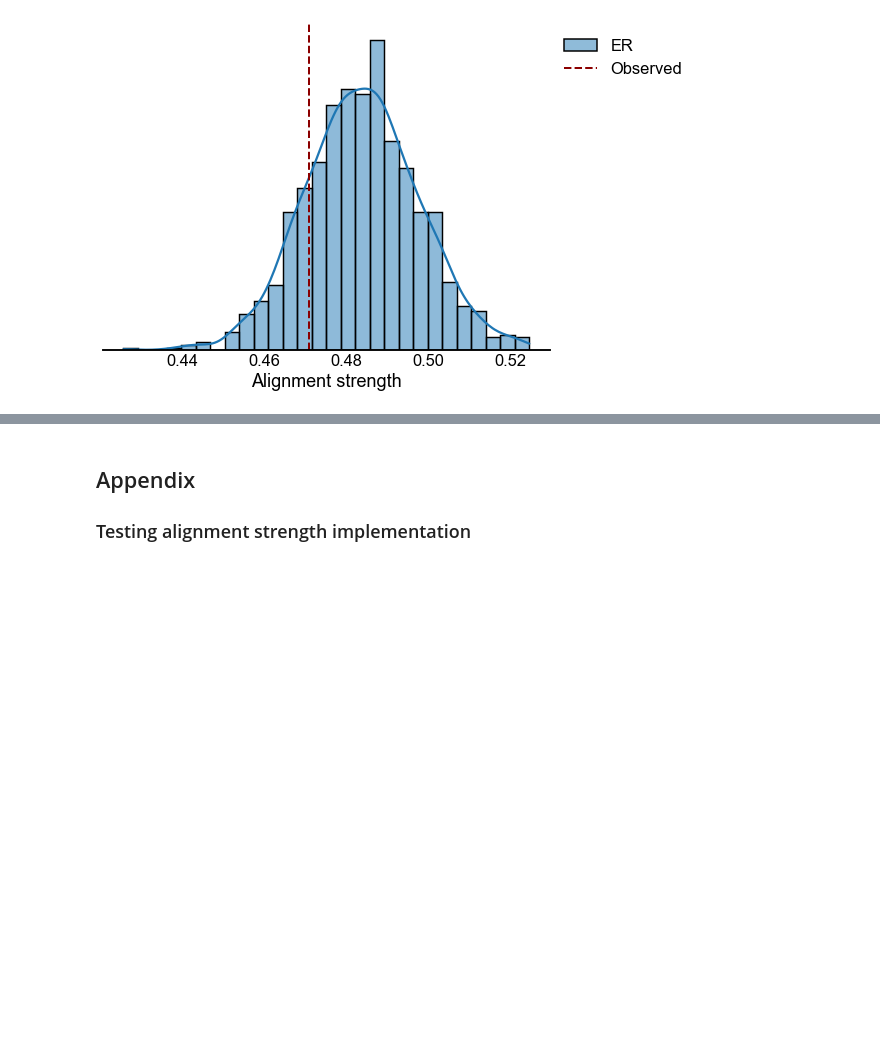
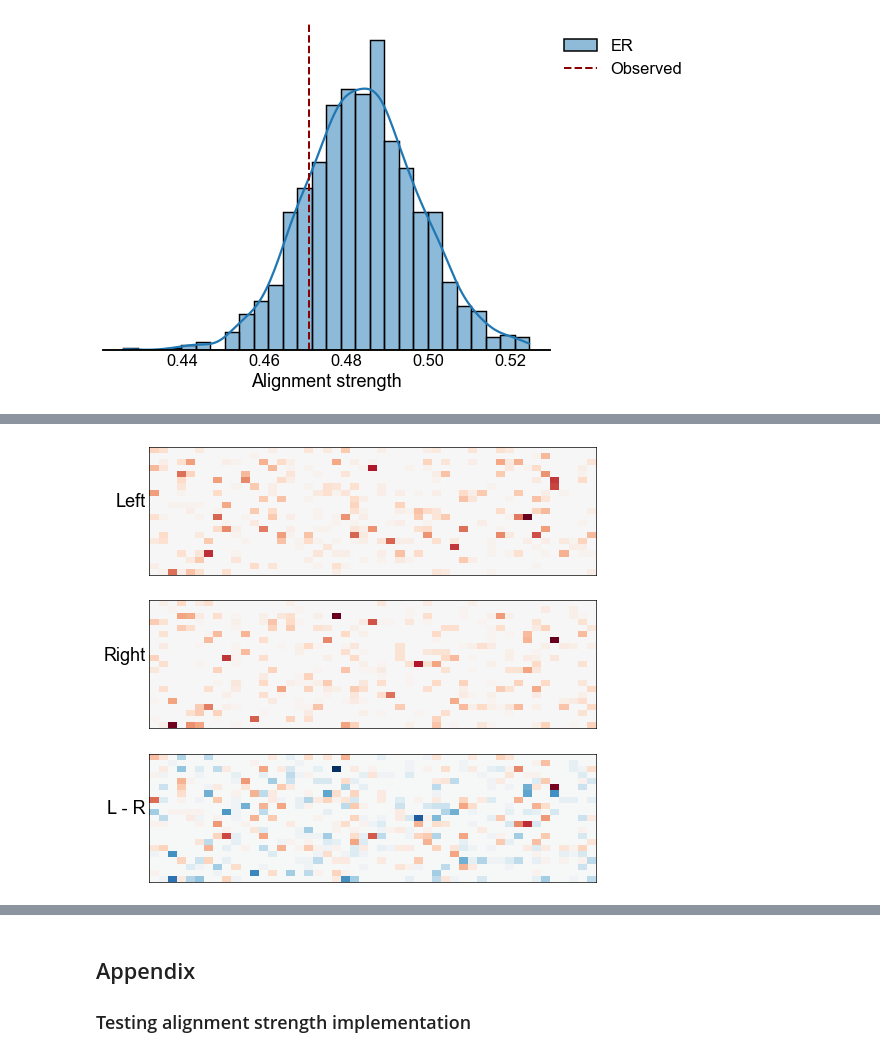
Before and after one commit to neurodata/matching, a Jupyter notebook: docs/kc_stereotypy.ipynb, the cells around one changed output, grey strips where cells are left out. Saved outputs shown, nothing was run; the diff lists cells and outputs as text; code cells hidden in the pictures; blank space fills up the shorter version.

```diff
--- a/docs/kc_stereotypy.ipynb
+++ b/docs/kc_stereotypy.ipynb
@@ -356,0 +430,29 @@ There are a couple of weirdnesses:
+# %%
+perm, B_sub_perm = match_seeded_subgraphs(A_sub, B_sub)
+# B_sub_perm = B_sub[:, :A_sub.shape[1]]
+ord = 2
+stat_observed = np.linalg.norm(A_sub - B_sub_perm, ord=ord)
+# %%
+
+
+def plot_alignment(left, right, figsize=(8, 8)):
+    diff = left - right
+    fig, axs = plt.subplots(3, 1, figsize=figsize)
+
+    matrixplot(left, cbar=False, ax=axs[0])
+    matrixplot(right, cbar=False, ax=axs[1])
+    matrixplot(diff, cbar=False, ax=axs[2])
+
+    axs[0].set_ylabel("Left", rotation=0, ha="right")
+    axs[1].set_ylabel("Right", rotation=0, ha="right")
+    axs[2].set_ylabel("L - R", rotation=0, ha="right")
+
+    fig.set_facecolor("w")
+
+    return fig, axs
+
+
+plot_alignment(A_sub, B_sub_perm)
+
+gluefig("matched_subgraphs_weighted", fig)
+# %% [output]
@@ -356,0 +460 @@ There are a couple of weirdnesses:
+[figure, added]
```
Also changed, not shown: parts of 14 cells of this notebook, 1 other file.
